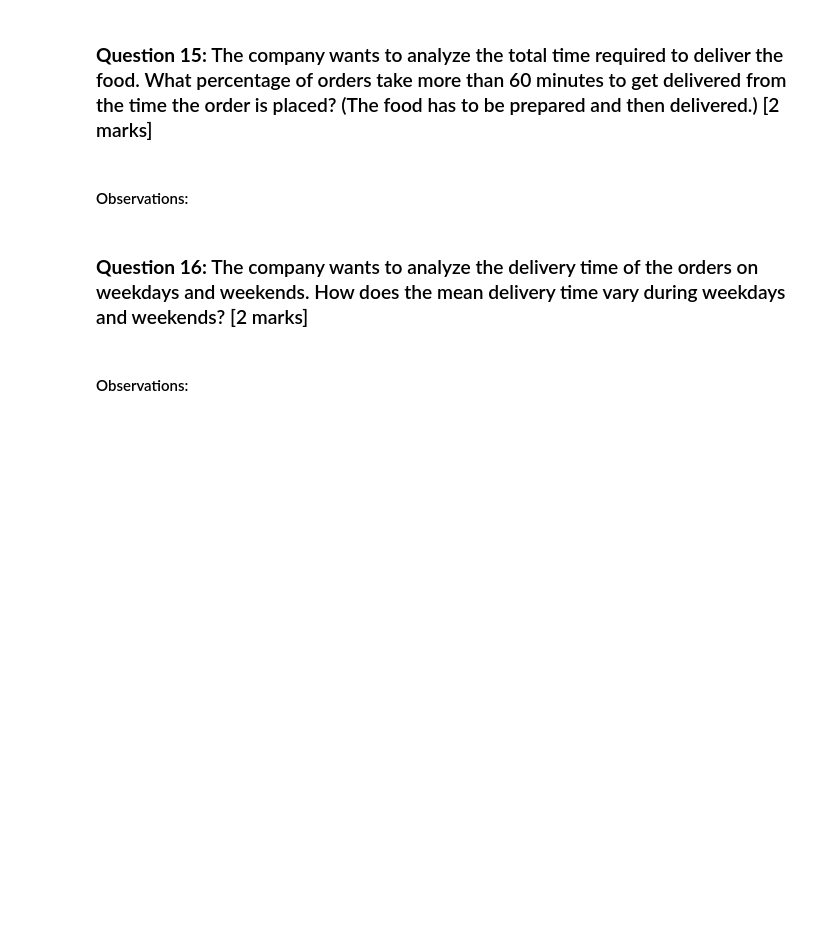
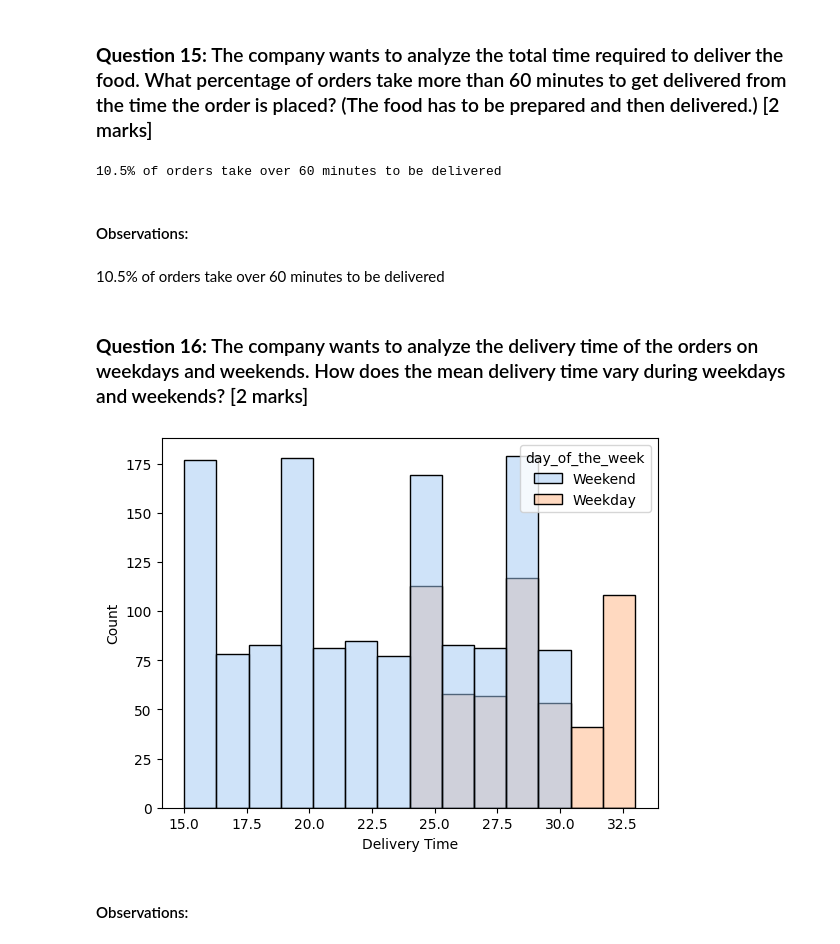
Before and after one commit to NotoriousGOR/learning, a Jupyter notebook: MachineLearningProgram/PythonFoundations/project/PYF_Project_LearnerNotebook_FullCode.ipynb, the cells around one changed output. Cells and saved outputs as stored; diff of their text form; code cells hidden in the pictures; blank space fills up the shorter version.

```diff
--- a/MachineLearningProgram/PythonFoundations/project/PYF_Project_LearnerNotebook_FullCode.ipynb
+++ b/MachineLearningProgram/PythonFoundations/project/PYF_Project_LearnerNotebook_FullCode.ipynb
@@ -304,4 +357,16 @@ final_data[final_data["rating"] > 4]
+# %%
+# Formats the percentage of orders that take over 60 min to be made and delivered to a single decimal place
+print(
+    "{:.1%}".format(
+        ((df["food_preparation_time"] + df["delivery_time"]) > 60).sum() / len(df)
+    ),
+    "of orders take over 60 minutes to be delivered",
+)
+# %% [output]
+10.5% of orders take over 60 minutes to be delivered
 # %% [markdown]
 #### Observations:
+# %% [markdown]
+10.5% of orders take over 60 minutes to be delivered
 # %% [markdown]
 ### **Question 16:** The company wants to analyze the delivery time of the orders on weekdays and weekends. How does the mean delivery time vary during weekdays and weekends? [2 marks]
@@ -310,3 +373,11 @@ final_data[final_data["rating"] > 4]
+# %%
+# Making it pretty
+plt.xlabel("Delivery Time")
+
+# Plots the delivery time with a hue of day of week to show delivery time variation
+sns.histplot(data=df, x="delivery_time", hue="day_of_the_week", palette="pastel");
+# %% [output]
+[figure, added]
 # %% [markdown]
 #### Observations:
 # %% [markdown]
```
Also changed, not shown: parts of 32 cells of this notebook, 1 other file.
